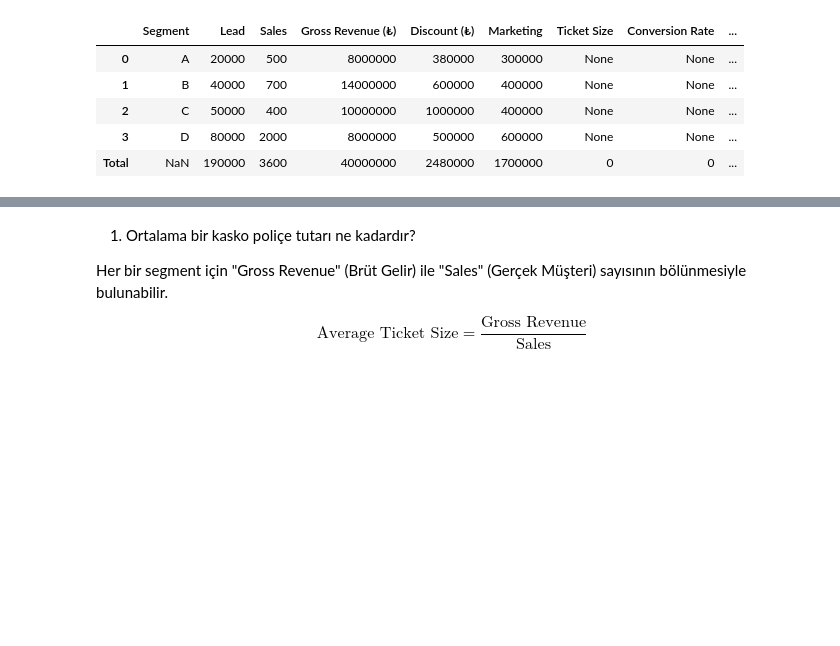
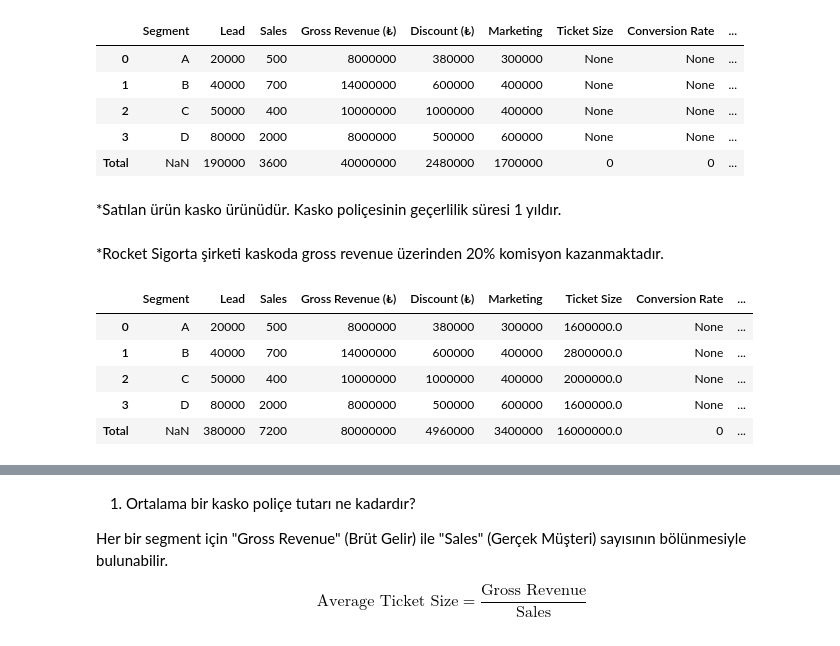
Before and after one commit to beriaacan/Random-exercise, a Jupyter notebook: sigortam_case.ipynb, the cells around one changed output, grey strips where cells are left out. Saved outputs shown, nothing was run; the diff lists cells and outputs as text; code cells hidden in the pictures; blank space fills up the shorter version.

```diff
--- a/sigortam_case.ipynb
+++ b/sigortam_case.ipynb
@@ -33,3 +33,26 @@ df
 | 2 | C | 50000 | 400 | 10000000 | 1000000 | 400000 | None | None | ... |
 | 3 | D | 80000 | 2000 | 8000000 | 500000 | 600000 | None | None | ... |
 | Total | NaN | 190000 | 3600 | 40000000 | 2480000 | 1700000 | 0 | 0 | ... |
+# %% [markdown]
+*Satılan ürün kasko ürünüdür. Kasko poliçesinin geçerlilik süresi 1 yıldır.
+# %% [markdown]
+*Rocket Sigorta şirketi kaskoda gross revenue üzerinden 20% komisyon
+kazanmaktadır.
+# %%
+# Gross Revenue üzerinden komisyon oranı %20
+komisyon_orani = 0.20
+
+# Brüt Gelir üzerinden komisyon hesapla ve "Ticket Size" sütununa ekle
+df['Ticket Size'] = df['Gross Revenue  (₺)'] * komisyon_orani
+
+
+df.loc['Total'] = df.iloc[:, 1:].sum()
+
+df
+# %% [output]
+|  | Segment | Lead | Sales | Gross Revenue (₺) | Discount (₺) | Marketing | Ticket Size | Conversion Rate | ... |
+| 0 | A | 20000 | 500 | 8000000 | 380000 | 300000 | 1600000.0 | None | ... |
+| 1 | B | 40000 | 700 | 14000000 | 600000 | 400000 | 2800000.0 | None | ... |
+| 2 | C | 50000 | 400 | 10000000 | 1000000 | 400000 | 2000000.0 | None | ... |
+| 3 | D | 80000 | 2000 | 8000000 | 500000 | 600000 | 1600000.0 | None | ... |
+| Total | NaN | 380000 | 7200 | 80000000 | 4960000 | 3400000 | 16000000.0 | 0 | ... |
```
Also changed, not shown: parts of 3 cells of this notebook.
